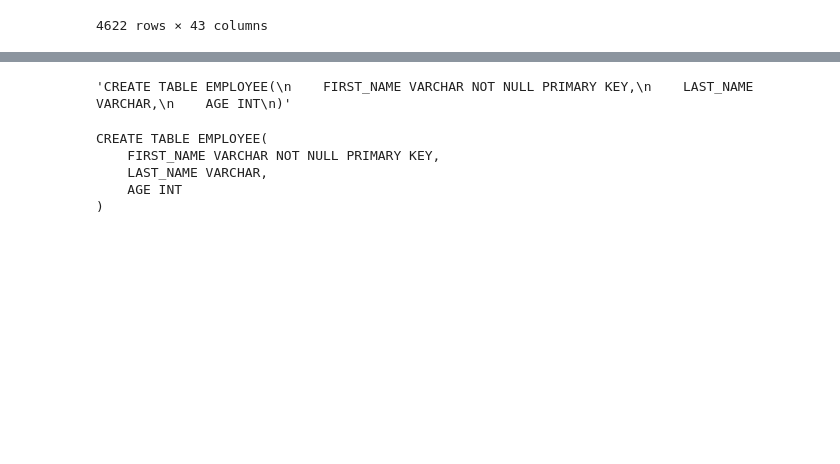
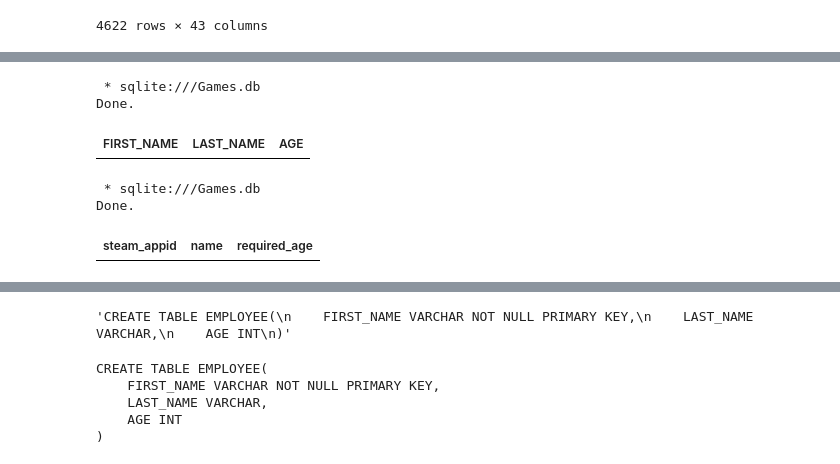
Before and after one commit to eceboran/steam_analytics, a Jupyter notebook: Code/Data Exploration/create_database.ipynb, the cells around one changed output, grey strips where cells are left out. Drawn from its saved outputs; the diff is of its cells as text; code cells hidden in the pictures; blank space fills up the shorter version.

```diff
--- a/Code/Data Exploration/create_database.ipynb
+++ b/Code/Data Exploration/create_database.ipynb
@@ -86,3 +119,17 @@ Name: publishers, Length: 3437, dtype: int64
+# %%
+%%sql
+SELECT * FROM EMPLOYEE
+# %% [output]
+ * sqlite:///Games.db
+Done.
+| FIRST_NAME | LAST_NAME | AGE |
+# %%
+%%sql
+SELECT * FROM Game
+# %% [output]
+ * sqlite:///Games.db
+Done.
+| steam_appid | name | required_age |
 # %%
 # Create/connect to the database file
 # conn = sqlite3.connect('mydatabase.db')
```
Also changed, not shown: parts of 34 cells of this notebook, 13 other files.
